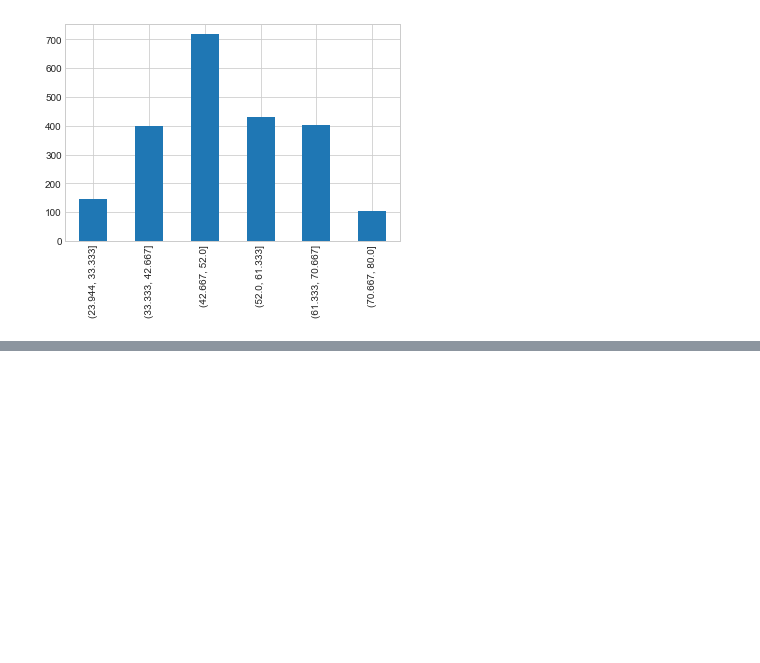
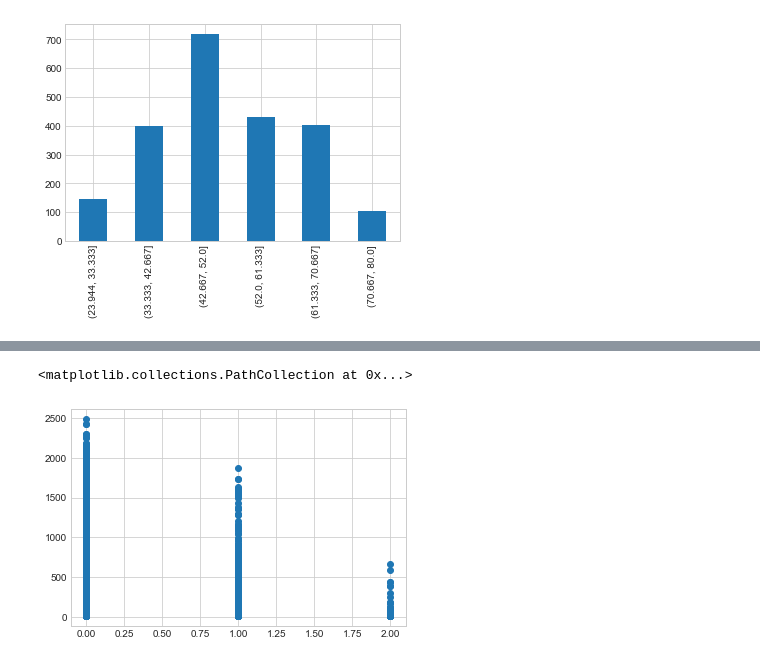
Before and after one commit to jose25050/proyectoFinalDataAnalytics, a Jupyter notebook: src/eda.ipynb, the cells around one changed output, grey strips where cells are left out. Saved outputs shown, nothing was run; the diff lists cells and outputs as text; code cells hidden in the pictures; blank space fills up the shorter version.

```diff
--- a/src/eda.ipynb
+++ b/src/eda.ipynb
@@ -494,0 +654,7 @@ data_final_exploratorio.loc[:,data_final_exploratorio.columns.str.startswith()]
+# %%
+## ¿a mayor número de hijos pequeños se gasta menos?
+
+plt.scatter(x = data_final["Kidhome"], y = data_final["MntProducts"])
+# %% [output]
+<matplotlib.collections.PathCollection at 0x...>
+[figure, added]
```
Also changed, not shown: parts of 80 cells of this notebook.
